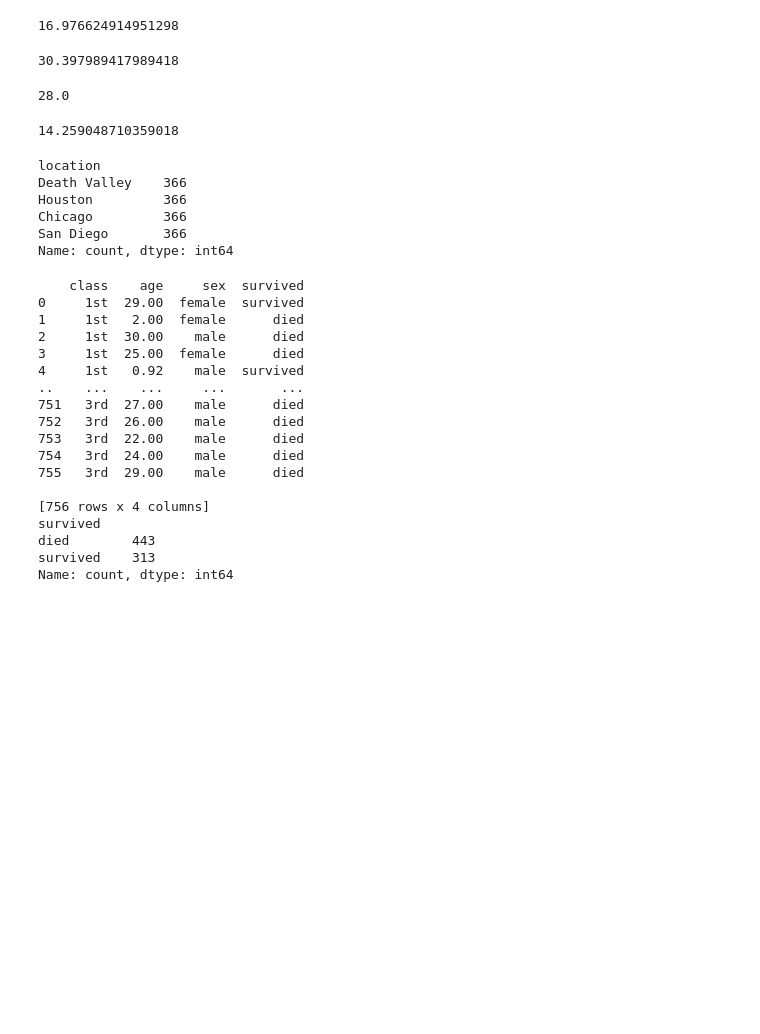
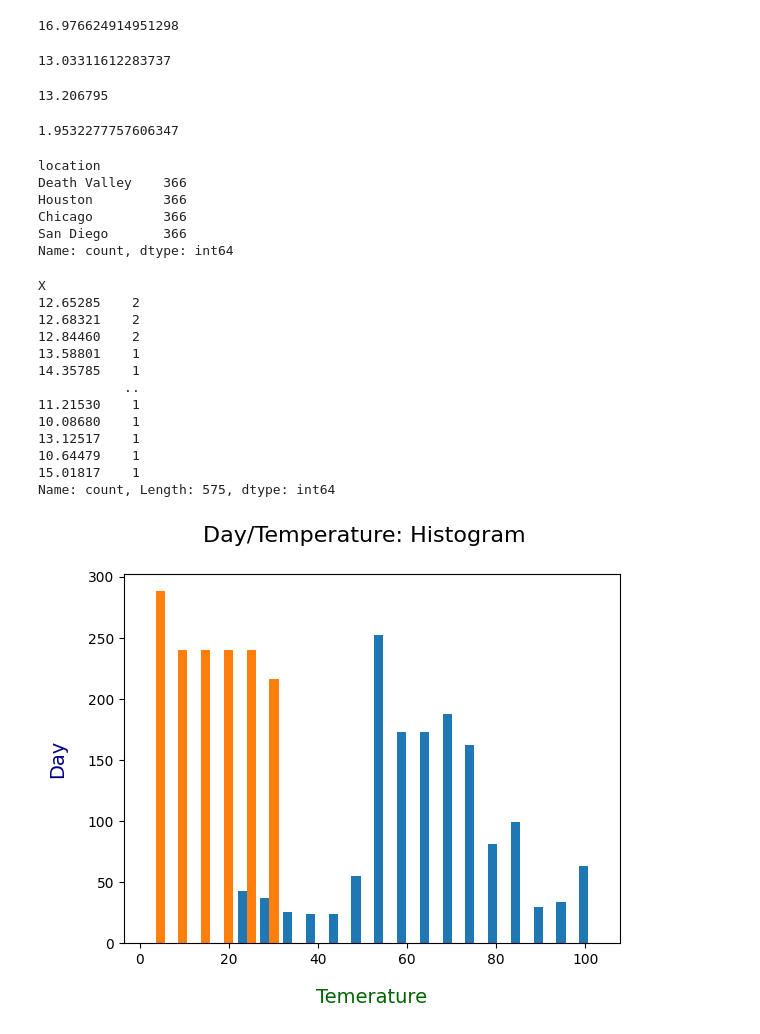
Before and after one commit to designer24-7/Data110, a Jupyter notebook: Homework/Week-3/Week-3_Obtaining-Data-Vis_Ddouglass.ipynb, the cells around one changed output. Cells and saved outputs as stored; diff of their text form; code cells hidden in the pictures; blank space fills up the shorter version.

```diff
--- a/Homework/Week-3/Week-3_Obtaining-Data-Vis_Ddouglass.ipynb
+++ b/Homework/Week-3/Week-3_Obtaining-Data-Vis_Ddouglass.ipynb
@@ -164,17 +181,17 @@ print(dtemp['temperature'].std())
 # %% [output]
 16.976624914951298
 # %%
-print(dtitan['age'].mean())
+print(dtitan['X'].mean())
 # %% [output]
-30.397989417989418
+13.03311612283737
 # %%
-print(dtitan['age'].median())
+print(dtitan['X'].median())
 # %% [output]
-28.0
+13.206795
 # %%
-print(dtitan['age'].std())
+print(dtitan['X'].std())
 # %% [output]
-14.259048710359018
+1.9532277757606347
 # %%
 # For a categorical column in each DataFrame, count the frequency of each category.
 
@@ -190,29 +207,40 @@ Chicago         366
 San Diego       366
 Name: count, dtype: int64
 # %%
-print(dtitan)
 # For a categorical column in each DataFrame, count the frequency of each category.
 
-frequency_counts = dtitan['survived'].value_counts()
+frequency_counts = dtitan['X'].value_counts()
 
 # Display the frequency counts
 print(frequency_counts)
 # %% [output]
-    class    age     sex  survived
-0     1st  29.00  female  survived
-1     1st   2.00  female      died
-2     1st  30.00    male      died
-3     1st  25.00  female      died
-4     1st   0.92    male  survived
-..    ...    ...     ...       ...
-751   3rd  27.00    male      died
-752   3rd  26.00    male      died
-753   3rd  22.00    male      died
-754   3rd  24.00    male      died
-755   3rd  29.00    male      died
-
-[756 rows x 4 columns]
-survived
-died        443
-survived    313
-Name: count, dtype: int64
+X
+12.65285    2
+12.68321    2
+12.84460    2
+13.58801    1
+14.35785    1
+           ..
+11.21530    1
+10.08680    1
+13.12517    1
+10.64479    1
+15.01817    1
+Name: count, Length: 575, dtype: int64
+# %%
+#For each dataset choose a reasonalbe plot ( bar, plot or histogram)
+
+# Extract desired columns
+selected_columns = ['temperature', 'day']
+extracted_data = dtemp[selected_columns]
+
+# Convert extracted data to a 2D array
+two_dimensional_array = extracted_data.to_numpy()
+
+plt.hist(two_dimensional_array,bins=20)
+plt.suptitle('Day/Temperature: Histogram', fontsize=16)
+plt.ylabel('Day', fontsize=14, color='darkblue', labelpad=15)
+plt.xlabel('Temerature', fontsize=14, color='darkgreen', labelpad=15)
+plt.show()
+# %% [output]
+[figure, added]
```
Also changed, not shown: parts of 9 cells of this notebook.
